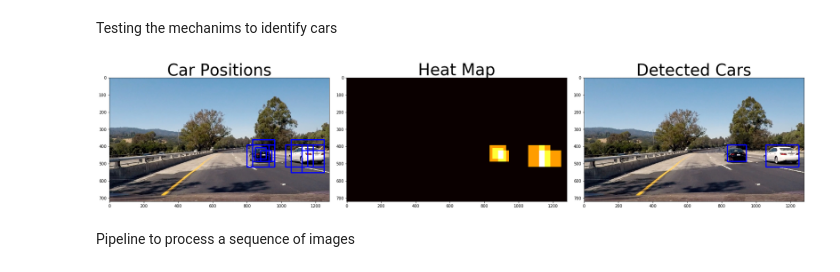
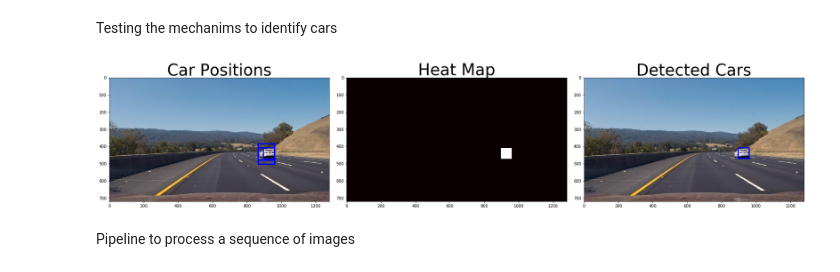
Before and after one commit to egar-garcia/CarND-Vehicle-Detection, a Jupyter notebook: P5.ipynb, the cells around one changed output. Drawn from its saved outputs; the diff is of its cells as text; code cells hidden in the pictures.

```diff
--- a/P5.ipynb
+++ b/P5.ipynb
@@ -121,7 +121,7 @@ def extract_features(imgs, cspace='RGB',
 # %% [markdown]
 ### Getting image samples for training/test set
 # %%
-NO_SAMPLES_PER_CLASS = 1000
+NO_SAMPLES_PER_CLASS = 2000
 
 cars = []
 notcars = []
@@ -417,44 +417,46 @@ hist_bins = classifier_data["hist_bins"]
 Testing the mechanims to identify cars
 # %%
 #img = mpimg.imread('test_images/test1.jpg')
-#img = mpimg.imread('test_images/test3.jpg')
-img = mpimg.imread('test_images/test4.jpg')
+#img = mpimg.imread('test_images/test2.jpg')
+img = mpimg.imread('test_images/test3.jpg')
+#img = mpimg.imread('test_images/test4.jpg')
 #img = mpimg.imread('test_images/test5.jpg')
+#img = mpimg.imread('test_images/test6.jpg')
 
 xstart = 0 #0
 xstop = 1280 #1280
 ystart = 360 #400
 ystop = 720 #656
 scale = 1.0 #2.0
 heat_threshold = 2
 
-#bboxes = find_cars_multi_scale(img, xstart, xstop, ystart, ystop, [4.0],
-bboxes = find_cars_multi_scale(img, xstart, xstop, ystart, ystop, [1.0, 2.0, 3.0, 4.0],
+#bboxes = find_cars_multi_scale(img, xstart, xstop, ystart, ystop, [3.0],
+bboxes = find_cars_multi_scale(img, xstart, xstop, ystart, ystop, [1.0, 1.5, 2.0, 3.0],
 #bboxes = find_cars_multi_scale(img, xstart, xstop, ystart, ystop, [0.5, 1.0, 2.0, 4.0],
 #bboxes = find_cars_multi_scale(img, xstart, xstop, ystart, ystop, [1.0, 1.5, 2.0, 3.0, 4.0],
                                clf, X_scaler,
                                orient, pix_per_cell, cell_per_block,
                                spatial_size, hist_bins)
 out_img = draw_boxes(img, bboxes)
 
 heatmap = np.zeros_like(img[:,:,0]).astype(np.float)
 set_heat(heatmap, bboxes, heat_amt=2, heat_threshold=4, dilution_ratio=0.5)
 heatmap_img = np.clip(heatmap, 0, 255)
 labels = label(heatmap_img)
 draw_img = draw_labeled_bboxes(np.copy(img), labels)
 
 
 f, (ax1, ax2, ax3) = plt.subplots(1, 3, figsize=(24, 9))
 f.tight_layout()
 ax1.imshow(out_img)
 ax1.set_title('Car Positions', fontsize=40)
 ax2.imshow(heatmap_img, cmap='hot')
 ax2.set_title('Heat Map', fontsize=40)
 ax3.imshow(draw_img)
 ax3.set_title('Detected Cars', fontsize=40)
 plt.subplots_adjust(left=0., right=1, top=0.9, bottom=0.0)
 # %% [output]
-[figure, old version]
+[figure, new version]
 # %% [markdown]
 Pipeline to process a sequence of images
 # %%
```
Also changed, not shown: parts of 2 cells of this notebook, 2 other files.
